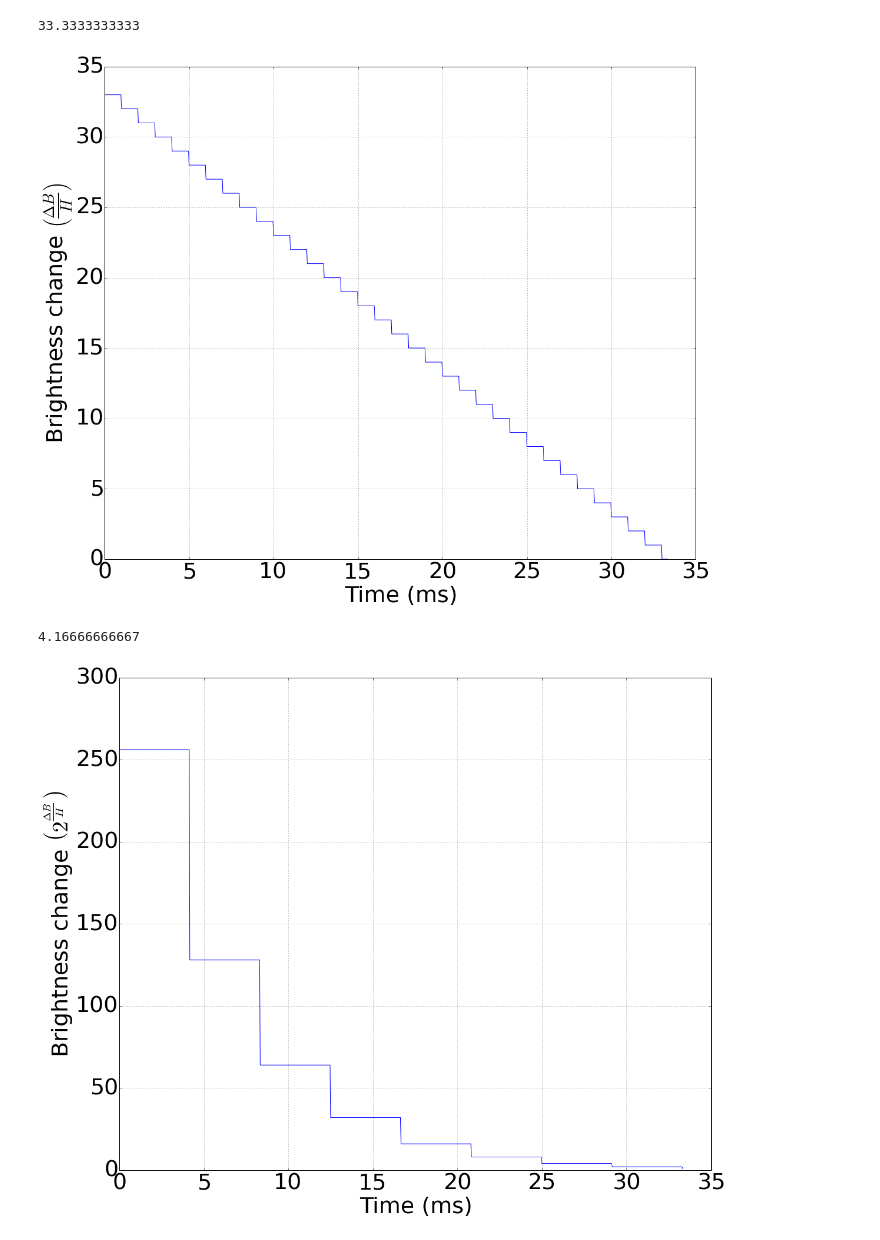
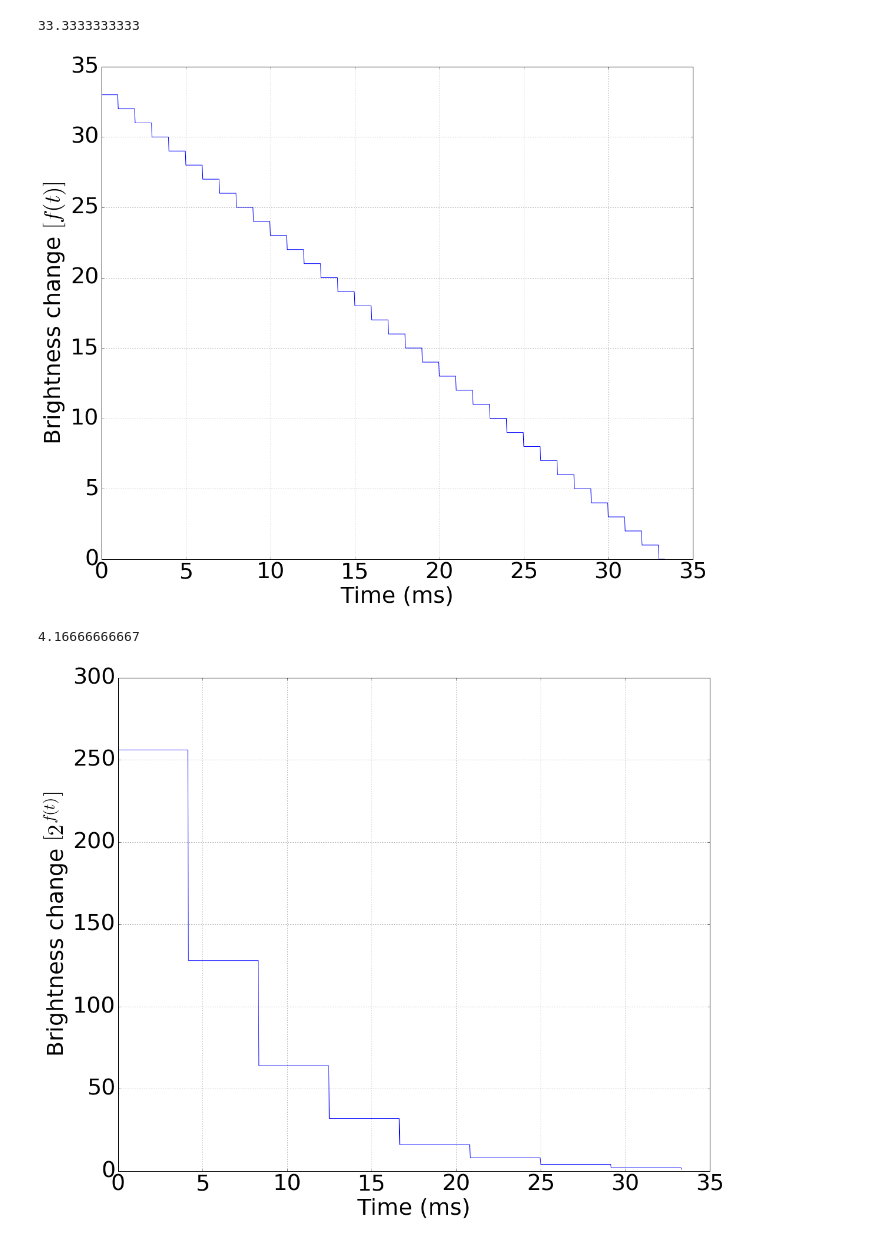
Before and after one commit to chanokin/dvs_emu_paper, a Jupyter notebook: pictures/spike_ codes.ipynb, the cells around one changed output. Cells and saved outputs as stored; diff of their text form; code cells hidden in the pictures.

```diff
--- a/pictures/spike_ codes.ipynb
+++ b/pictures/spike_ codes.ipynb
@@ -86,33 +86,33 @@ figsize = (18, 15)
 fig = pylab.figure(figsize=figsize)
 pylab.plot(x, y_linear)
 pylab.xlabel('Time (ms)')
-pylab.ylabel(r'Brightness change $\left(\frac{\Delta B}{H}\right)$')
+pylab.ylabel(r'Brightness change $\left[f(t)\right]$')
 pylab.grid(which='both')
 fig.savefig("linear_response_graph.png")
 pylab.show()
 # %% [output]
 33.3333333333
-[figure, old version]
+[figure, new version]
 # %%
 fps = 30
 n_b = 8.
 frame_time_ms = 1000./fps
 t_b = frame_time_ms/n_b
 print(t_b)
 num_points = 1000
 x = (np.arange(num_points + 1)/float(num_points))*frame_time_ms
 y_log = np.power( 2, (n_b - np.floor(x/t_b)) )
 figsize = (18, 15)
 fig = pylab.figure(figsize=figsize)
 pylab.plot(x, y_log)
 pylab.xlabel('Time (ms)')
-pylab.ylabel(r'Brightness change $ \left( 2^{\frac{\Delta B}{H} }\right) $')
+pylab.ylabel(r'Brightness change $ \left[2^{f(t)}\right]$')
 pylab.grid(which='both')
 fig.savefig("logarithmic_response_graph.png")
 pylab.show()
 # %% [output]
 4.16666666667
-[figure, old version]
+[figure, new version]
 # %%
 img_path = "./t10k-images-idx3-ubyte__idx_008__lbl_5_.png"
 
```
Also changed, not shown: parts of 1 cell of this notebook, 16 other files.
